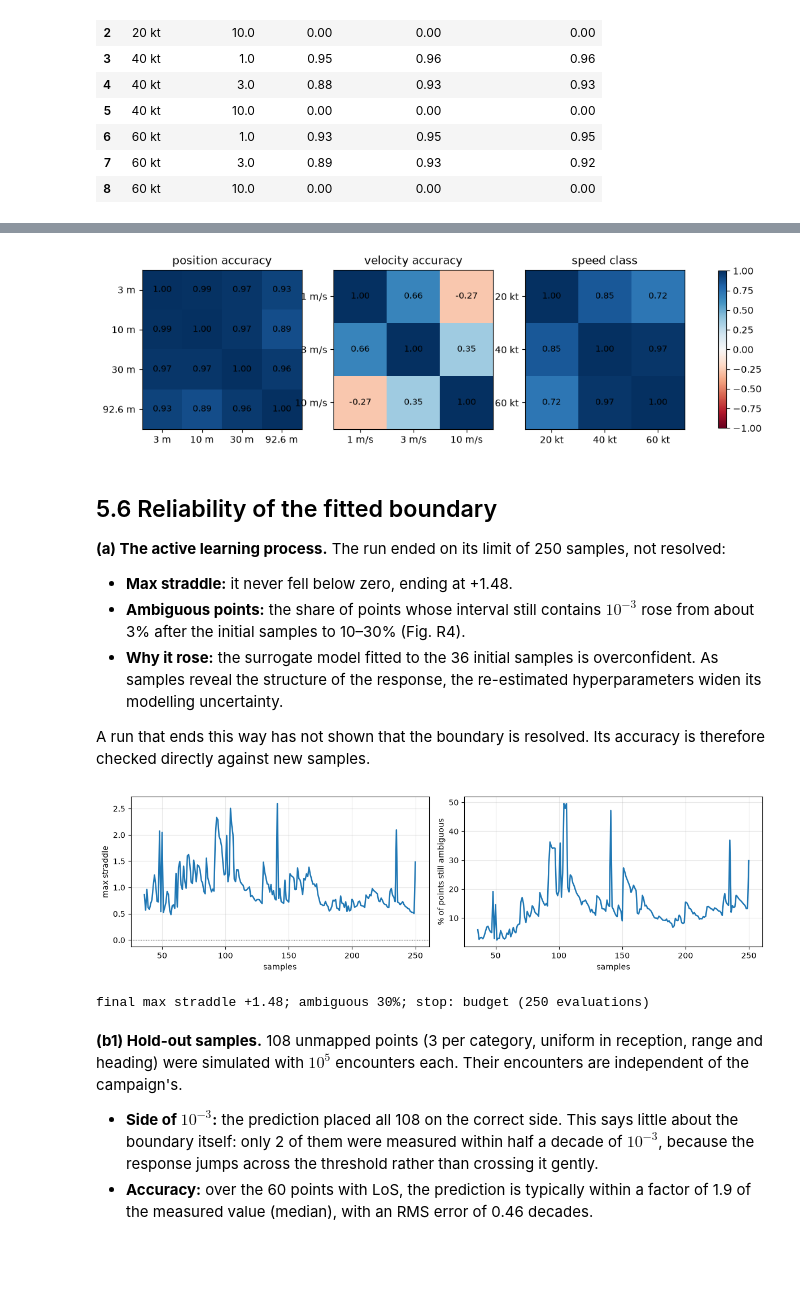
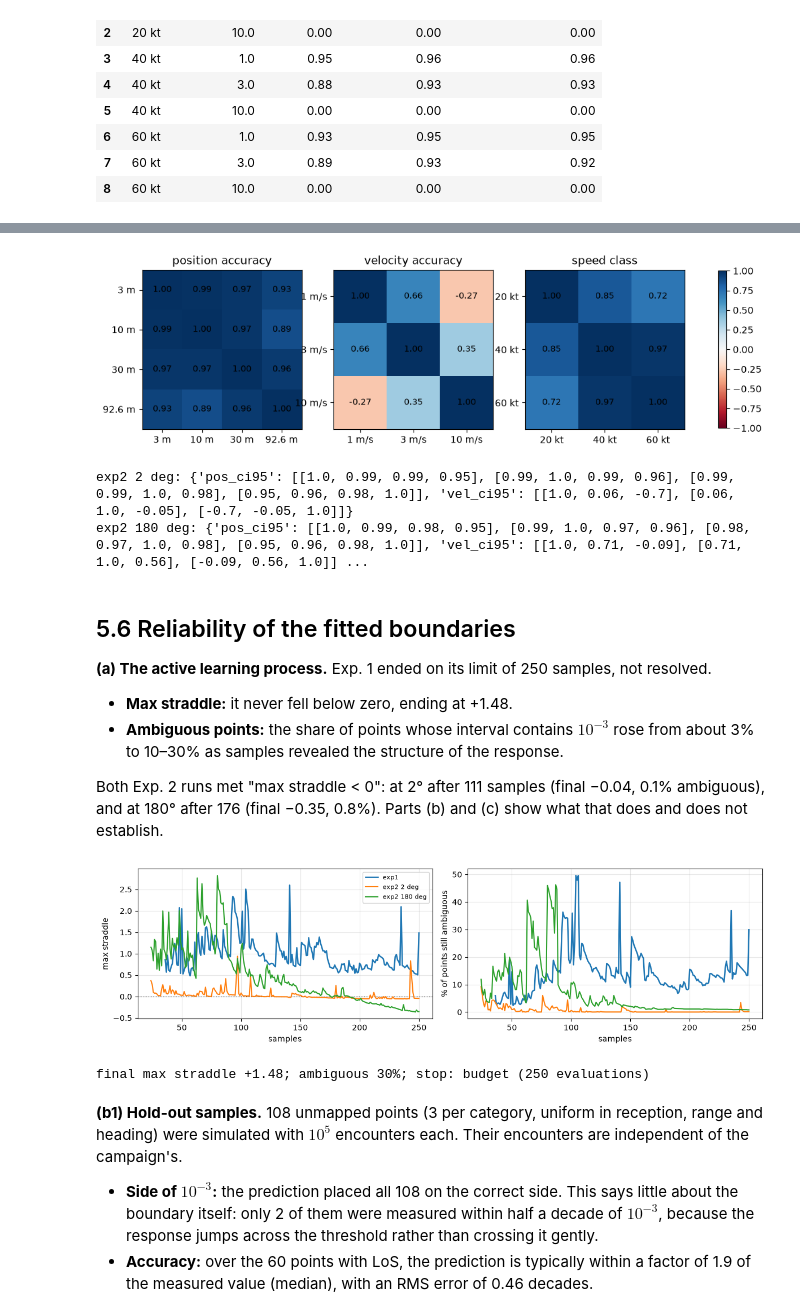
Before and after one commit to fazlurnu/MixedVarLSE, a Jupyter notebook: paper_trc/sanity_checks/17_results.ipynb, the cells around one changed output, grey strips where cells are left out. Cells and saved outputs as stored; diff of their text form; code cells hidden in the pictures; blank space fills up the shorter version.

Commit message:
17: results draft with exp2 as the requirement, its boundary check and the stopping-rule tests
Co-Authored-By: Claude Opus 5.5 <noreply@anthropic.com>

```diff
--- a/paper_trc/sanity_checks/17_results.ipynb
+++ b/paper_trc/sanity_checks/17_results.ipynb
@@ -59,6 +81,11 @@ zero = np.sum(y <= np.log10(0.5 / (N + 1)) + 1e-9)
 print(f"campaign: {len(y)} samples at {N:.0e} encounters each, {run['outcome']['seconds'] / 3600:.1f} h on "
       f"{run['shared']['N_JOBS']} workers; {zero} samples ({zero / len(y):.0%}) with no LoS; "
       f"{np.sum(y <= TAU)} acceptable, {np.sum(y > TAU)} not")
+for d, v in EXP2.items():
+    for c in v["bracket"]["outcome"]["corners"]:
+        print(f"exp2 bracket {d:.0f} deg, {kt(v['speed'])}: {'best' if c['point']['p_reception'] == 1.0 else 'worst'} CNS -> "
+              f"{common.show_p(c['y'])}")
+    print(f"exp2 {d:.0f} deg: {v['run']['outcome']['seconds'] / 3600:.1f} h")
 # %% [output]
 |  | speed class | heading [deg] | CNS | P(LoS) | acceptable |
 | 0 | 20 kt | 90.0 | best | P(LoS) = 0 observed (0 losses in ... | True |
@@ -153,29 +164,0 @@ The boundary check (Section 5.6) shows that these floors are too lenient: design
-# %%
-# The requirement: acceptable where P(LoS) <= 1e-3 at every heading (worst case over the heading),
-# reception-range plane, position accuracy 10 m. White: boundary from the prediction; dashed: from
-# the prediction + 1.96 x modelling uncertainty.
-POS = 1
-fig, axes = plt.subplots(3, 3, figsize=(12, 10), sharex=True, sharey=True)
-PR, RR = np.meshgrid(phys["p_reception"], phys["max_range_m"] / 1e3, indexing="ij")
-for k, spd in enumerate(levels["speed"]):
-    for j, vel in enumerate(levels["vel_ci95"]):
-        ax = axes[k, j]
-        mu_w = MU[POS, j, k].max(-1)
-        up_w = (MU[POS, j, k] + 1.96 * S[POS, j, k]).max(-1)
-        ax.pcolormesh(PR, RR, (mu_w <= TAU).astype(float), cmap=TWO, vmin=0, vmax=1, shading="auto")
-        ax.contour(PR, RR, mu_w, levels=[TAU], colors="white", linewidths=1.8)
-        ax.contour(PR, RR, up_w, levels=[TAU], colors="white", linewidths=1.2, linestyles="--")
-        ax.set_title(f"{kt(spd)}, velocity {vel:g} m/s", fontsize=10)
-        if k == 2: ax.set_xlabel("reception probability")
-        if j == 0: ax.set_ylabel("surveillance range [km]")
-plt.tight_layout(); plt.savefig("results/R_requirement_maps.png", dpi=130); plt.show()
-
-share = []
-for (ipos, ivel, k), mu in MU.items():
-    share.append({"speed": kt(levels["speed"][k]), "velocity [m/s]": levels["vel_ci95"][ivel],
-                  "position [m]": levels["pos_ci95"][ipos],
-                  "prediction": np.mean(mu.max(-1) <= TAU),
-                  "prediction + 1.96 s": np.mean((mu + 1.96 * S[ipos, ivel, k]).max(-1) <= TAU)})
-share = pd.DataFrame(share)
-display(share.pivot_table(index=["speed", "velocity [m/s]"], columns="position [m]", values="prediction").round(2))
-display(share.groupby(["speed", "velocity [m/s]"])[["prediction", "prediction + 1.96 s"]].agg(["min", "max"]).round(2))
@@ -266,30 +307,38 @@ for ax, name, unit in zip(axes, ("pos_ci95", "vel_ci95", "speed"), ("m", "m/s",
     ax.set_title({"pos_ci95": "position accuracy", "vel_ci95": "velocity accuracy", "speed": "speed class"}[name])
 fig.colorbar(im, ax=axes, shrink=0.8)
 plt.savefig("results/R_level_correlations.png", dpi=130); plt.show()
+for d, v in EXP2.items():
+    print(f"exp2 {d:.0f} deg:", {k: np.round(m, 2).tolist() for k, m in v['model'].level_correlations().items()})
 # %% [output]
 [figure]
+exp2 2 deg: {'pos_ci95': [[1.0, 0.99, 0.99, 0.95], [0.99, 1.0, 0.99, 0.96], [0.99, 0.99, 1.0, 0.98], [0.95, 0.96, 0.98, 1.0]], 'vel_ci95': [[1.0, 0.06, -0.7], [0.06, 1.0, -0.05], [-0.7, -0.05, 1.0]]}
+exp2 180 deg: {'pos_ci95': [[1.0, 0.99, 0.98, 0.95], [0.99, 1.0, 0.97, 0.96], [0.98, 0.97, 1.0, 0.98], [0.95, 0.96, 0.98, 1.0]], 'vel_ci95': [[1.0, 0.71, -0.09], [0.71, 1.0, 0.56], [-0.09, 0.56, 1.0]] ...
 # %% [markdown]
-## 5.6 Reliability of the fitted boundary
+## 5.6 Reliability of the fitted boundaries
 
-**(a) The active learning process.** The run ended on its limit of 250 samples, not resolved:
+**(a) The active learning process.** Exp. 1 ended on its limit of 250 samples, not resolved.
 - **Max straddle:** it never fell below zero, ending at +1.48.
-- **Ambiguous points:** the share of points whose interval still contains $10^{-3}$ rose from about 3% after the initial samples to 10–30% (Fig. R4).
-- **Why it rose:** the surrogate model fitted to the 36 initial samples is overconfident. As samples reveal the structure of the response, the re-estimated hyperparameters widen its modelling uncertainty.
+- **Ambiguous points:** the share of points whose interval contains $10^{-3}$ rose from about 3% to 10–30% as samples revealed the structure of the response.
 
-A run that ends this way has not shown that the boundary is resolved. Its accuracy is therefore checked directly against new samples.
+Both Exp. 2 runs met "max straddle < 0": at 2° after 111 samples (final −0.04, 0.1% ambiguous), and at 180° after 176 (final −0.35, 0.8%). Parts (b) and (c) show what that does and does not establish.
 # %%
 # (a) The active learning process: max straddle and share of points whose interval contains 1e-3.
 rounds = pd.DataFrame(run["outcome"]["rounds"])
 fig, (a, b) = plt.subplots(1, 2, figsize=(12, 3.4))
-a.plot(rounds.n_evaluations, rounds.max_straddle, lw=1.8); a.axhline(0, color="k", lw=0.8, ls=":")
+a.plot(rounds.n_evaluations, rounds.max_straddle, lw=1.8, label="exp1"); a.axhline(0, color="k", lw=0.8, ls=":")
 a.set_xlabel("samples"); a.set_ylabel("max straddle"); a.grid(alpha=0.3)
-b.plot(rounds.n_evaluations, 100 * rounds.ambiguous_fraction, lw=1.8)
+b.plot(rounds.n_evaluations, 100 * rounds.ambiguous_fraction, lw=1.8, label="exp1")
+for k, (d, v) in enumerate(EXP2.items()):
+    r2 = pd.DataFrame(v["run"]["outcome"]["rounds"])
+    a.plot(r2.n_evaluations, r2.max_straddle, lw=1.5, color=f"C{k + 1}", label=f"exp2 {d:.0f} deg")
+    b.plot(r2.n_evaluations, 100 * r2.ambiguous_fraction, lw=1.5, color=f"C{k + 1}", label=f"exp2 {d:.0f} deg")
+a.legend(fontsize=8)
 b.set_xlabel("samples"); b.set_ylabel("% of points still ambiguous"); b.grid(alpha=0.3)
 plt.tight_layout(); plt.savefig("results/R_convergence.png", dpi=130); plt.show()
 print(f"final max straddle {run['outcome']['final_max_straddle']:+.2f}; ambiguous "
       f"{run['outcome']['final_ambiguous_fraction']:.0%}; stop: {run['outcome']['stop_reason']}")
 # %% [output]
-[figure, old version]
+[figure, new version]
 final max straddle +1.48; ambiguous 30%; stop: budget (250 evaluations)
 # %% [markdown]
 **(b1) Hold-out samples.** 108 unmapped points (3 per category, uniform in reception, range and heading) were simulated with $10^5$ encounters each. Their encounters are independent of the campaign's.
```
Also changed, not shown: parts of 21 cells of this notebook, 1 other file.
